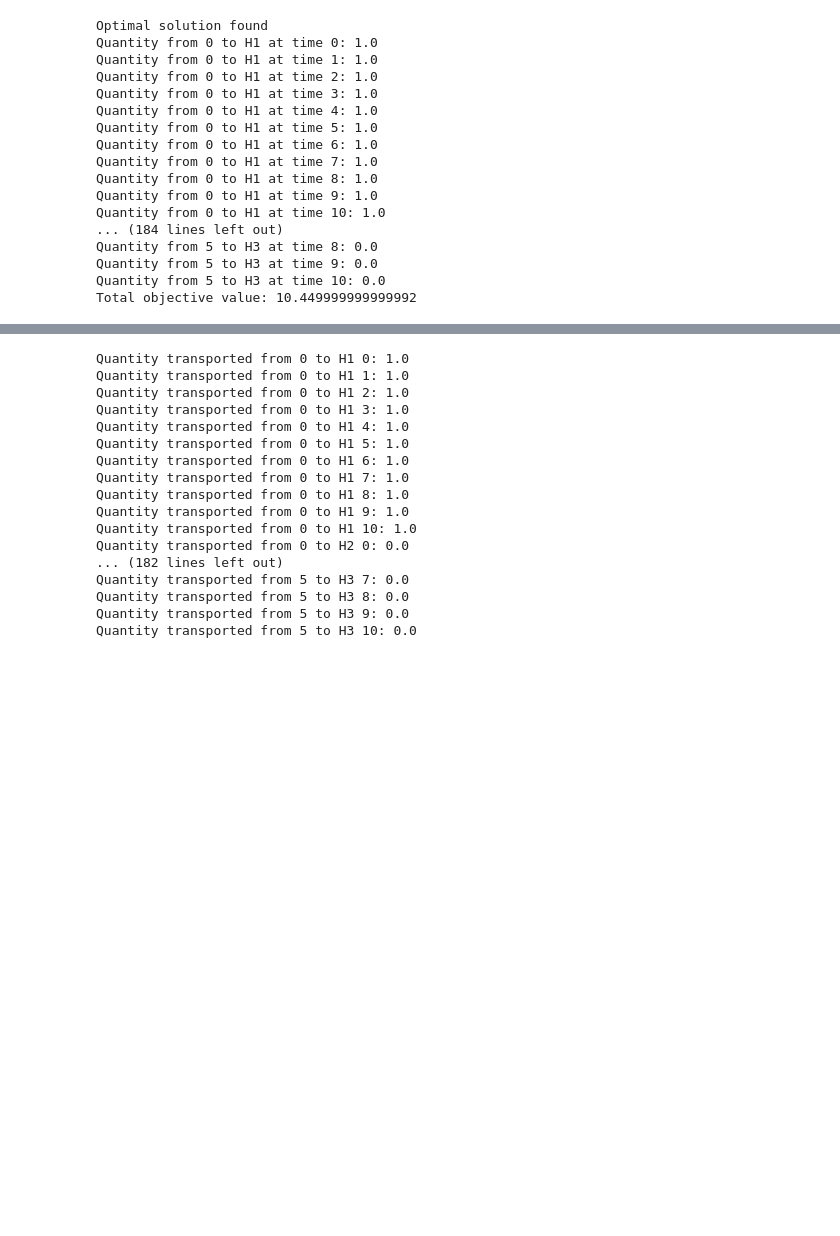
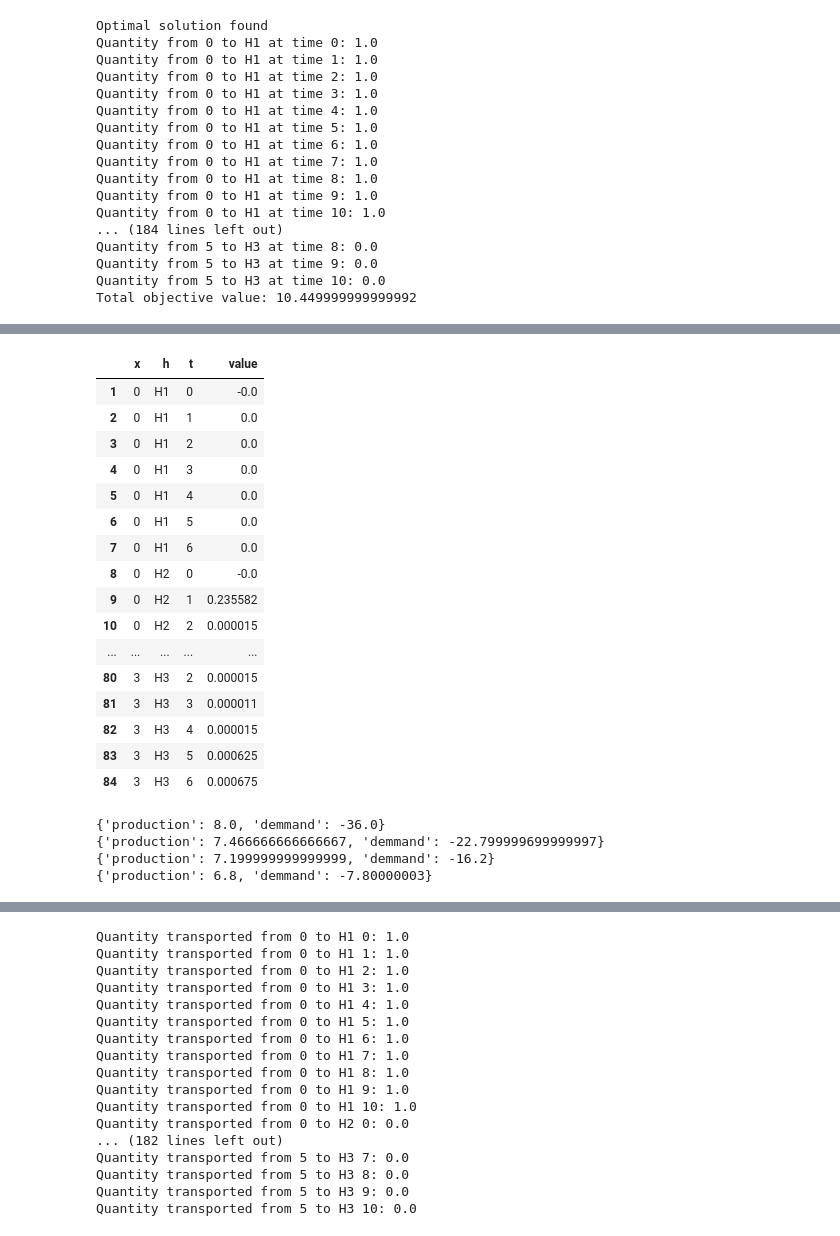
Before and after one commit to marnugue/crop_scheduling_optimization, a Jupyter notebook: notebooks/crop_sheduling.ipynb, the cells around one changed output, grey strips where cells are left out. Cells and saved outputs as stored; diff of their text form; code cells hidden in the pictures; blank space fills up the shorter version.

```diff
--- a/notebooks/crop_sheduling.ipynb
+++ b/notebooks/crop_sheduling.ipynb
@@ -142,0 +272,32 @@ results.solver.termination_condition
+# %%
+df = pd.DataFrame(columns=['x','h','t','value'])
+solution = solutions[0].decision_vars
+# %%
+pd.options.display.max_rows = 90
+df
+# %% [output]
+|  | x | h | t | value |
+| 1 | 0 | H1 | 0 | -0.0 |
+| 2 | 0 | H1 | 1 | 0.0 |
+| 3 | 0 | H1 | 2 | 0.0 |
+| 4 | 0 | H1 | 3 | 0.0 |
+| 5 | 0 | H1 | 4 | 0.0 |
+| 6 | 0 | H1 | 5 | 0.0 |
+| 7 | 0 | H1 | 6 | 0.0 |
+| 8 | 0 | H2 | 0 | -0.0 |
+| 9 | 0 | H2 | 1 | 0.235582 |
+| 10 | 0 | H2 | 2 | 0.000015 |
+| ... | ... | ... | ... | ... |
+| 80 | 3 | H3 | 2 | 0.000015 |
+| 81 | 3 | H3 | 3 | 0.000011 |
+| 82 | 3 | H3 | 4 | 0.000015 |
+| 83 | 3 | H3 | 5 | 0.000625 |
+| 84 | 3 | H3 | 6 | 0.000675 |
+# %%
+for i in range(4):
+    print(solutions[i].obj_values)
+# %% [output]
+{'production': 8.0, 'demmand': -36.0}
+{'production': 7.466666666666667, 'demmand': -22.799999699999997}
+{'production': 7.199999999999999, 'demmand': -16.2}
+{'production': 6.8, 'demmand': -7.80000003}
```
Also changed, not shown: parts of 18 cells of this notebook.
